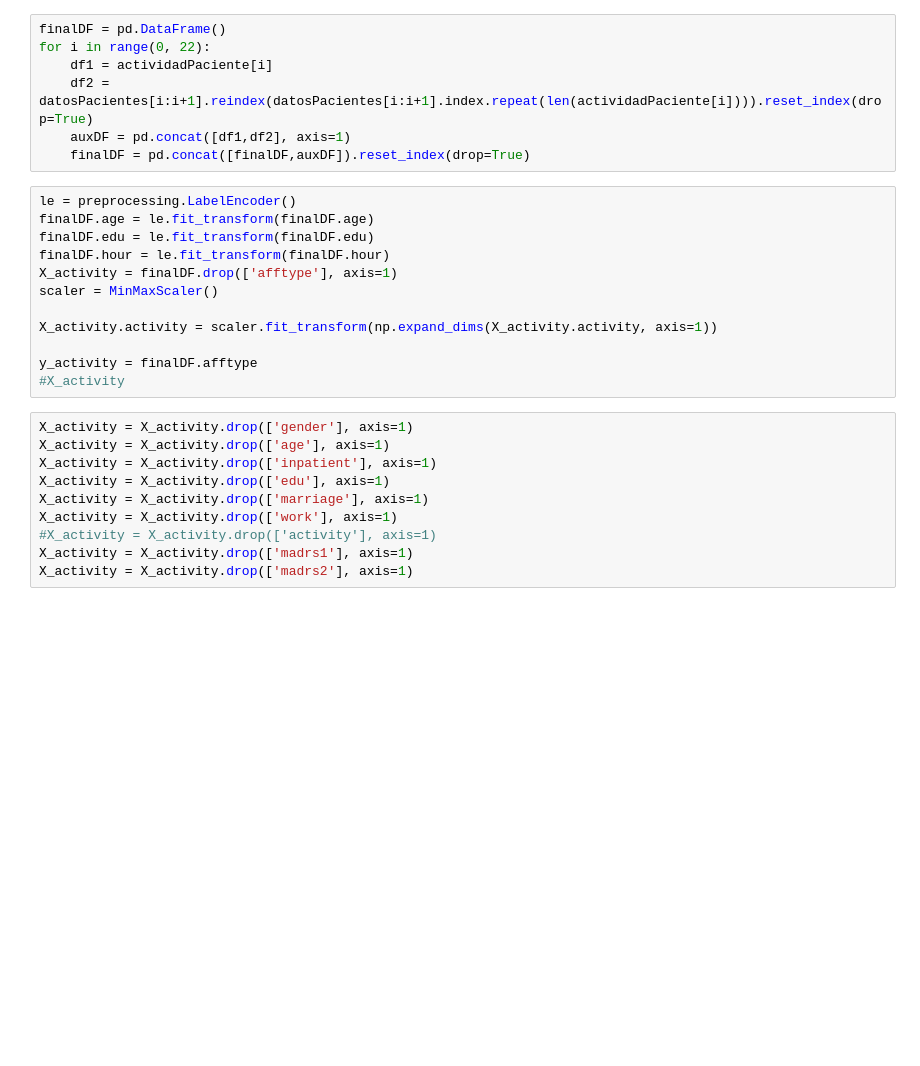
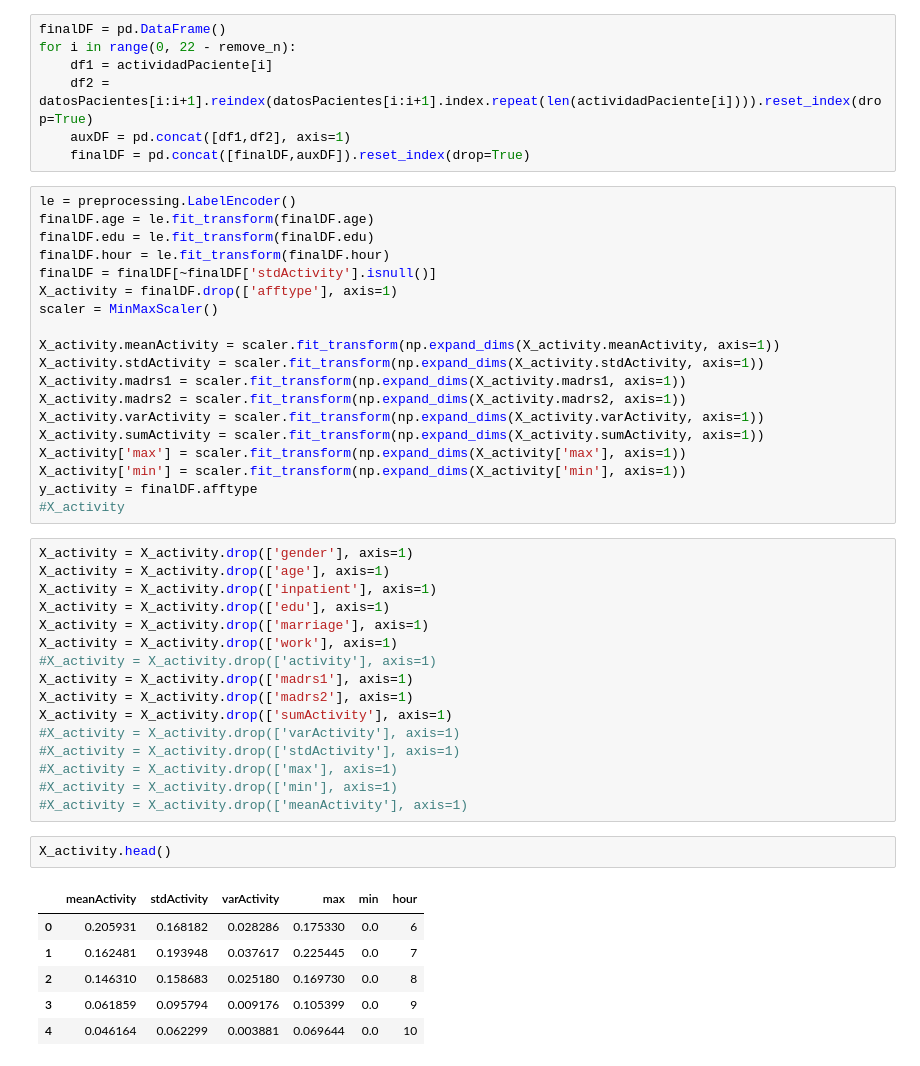
Before and after one commit to MrDevoid/TFG, a Jupyter notebook: actividad.ipynb, the cells around one changed output. Drawn from its saved outputs; the diff is of its cells as text; blank space fills up the shorter version.

```diff
--- a/actividad.ipynb
+++ b/actividad.ipynb
@@ -82,6 +121,6 @@ for i in range(0, 22):
 # %%
 finalDF = pd.DataFrame()
-for i in range(0, 22):
+for i in range(0, 22 - remove_n):
     df1 = actividadPaciente[i]
     df2 = datosPacientes[i:i+1].reindex(datosPacientes[i:i+1].index.repeat(len(actividadPaciente[i]))).reset_index(drop=True)
     auxDF = pd.concat([df1,df2], axis=1)
@@ -91,11 +130,18 @@ le = preprocessing.LabelEncoder()
 finalDF.age = le.fit_transform(finalDF.age)
 finalDF.edu = le.fit_transform(finalDF.edu)
 finalDF.hour = le.fit_transform(finalDF.hour)
+finalDF = finalDF[~finalDF['stdActivity'].isnull()]
 X_activity = finalDF.drop(['afftype'], axis=1)
 scaler = MinMaxScaler()
 
-X_activity.activity = scaler.fit_transform(np.expand_dims(X_activity.activity, axis=1))
-
+X_activity.meanActivity = scaler.fit_transform(np.expand_dims(X_activity.meanActivity, axis=1))
+X_activity.stdActivity = scaler.fit_transform(np.expand_dims(X_activity.stdActivity, axis=1))
+X_activity.madrs1 = scaler.fit_transform(np.expand_dims(X_activity.madrs1, axis=1))
+X_activity.madrs2 = scaler.fit_transform(np.expand_dims(X_activity.madrs2, axis=1))
+X_activity.varActivity = scaler.fit_transform(np.expand_dims(X_activity.varActivity, axis=1))
+X_activity.sumActivity = scaler.fit_transform(np.expand_dims(X_activity.sumActivity, axis=1))
+X_activity['max'] = scaler.fit_transform(np.expand_dims(X_activity['max'], axis=1))
+X_activity['min'] = scaler.fit_transform(np.expand_dims(X_activity['min'], axis=1))
 y_activity = finalDF.afftype
 #X_activity
 # %%
@@ -108,6 +154,21 @@ X_activity = X_activity.drop(['work'], axis=1)
 #X_activity = X_activity.drop(['activity'], axis=1)
 X_activity = X_activity.drop(['madrs1'], axis=1)
 X_activity = X_activity.drop(['madrs2'], axis=1)
+X_activity = X_activity.drop(['sumActivity'], axis=1)
+#X_activity = X_activity.drop(['varActivity'], axis=1)
+#X_activity = X_activity.drop(['stdActivity'], axis=1)
+#X_activity = X_activity.drop(['max'], axis=1)
+#X_activity = X_activity.drop(['min'], axis=1)
+#X_activity = X_activity.drop(['meanActivity'], axis=1)
+# %%
+X_activity.head()
+# %% [output]
+|  | meanActivity | stdActivity | varActivity | max | min | hour |
+| 0 | 0.205931 | 0.168182 | 0.028286 | 0.175330 | 0.0 | 6 |
+| 1 | 0.162481 | 0.193948 | 0.037617 | 0.225445 | 0.0 | 7 |
+| 2 | 0.146310 | 0.158683 | 0.025180 | 0.169730 | 0.0 | 8 |
+| 3 | 0.061859 | 0.095794 | 0.009176 | 0.105399 | 0.0 | 9 |
+| 4 | 0.046164 | 0.062299 | 0.003881 | 0.069644 | 0.0 | 10 |
 # %%
 mejorC = 0
 mejorGamma = 0
```
Also changed, not shown: parts of 21 cells of this notebook.
